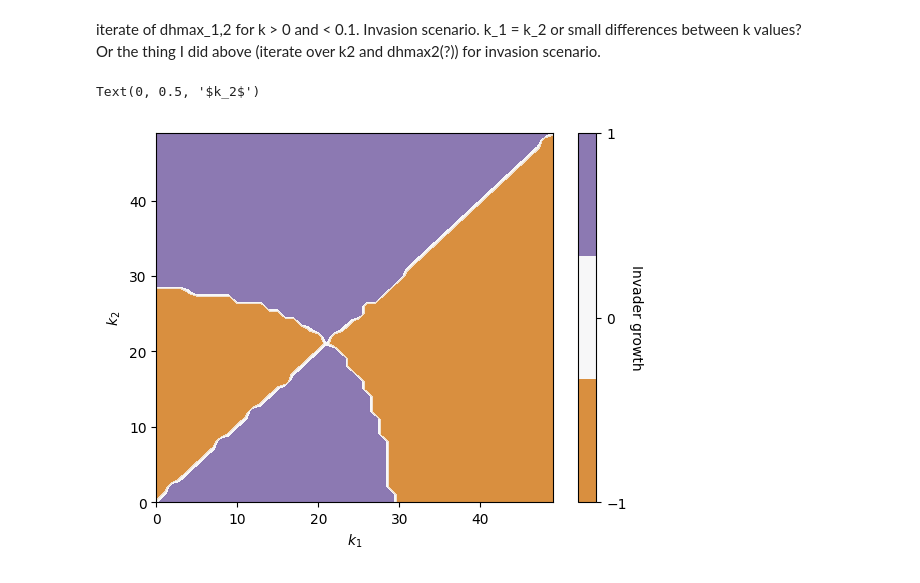
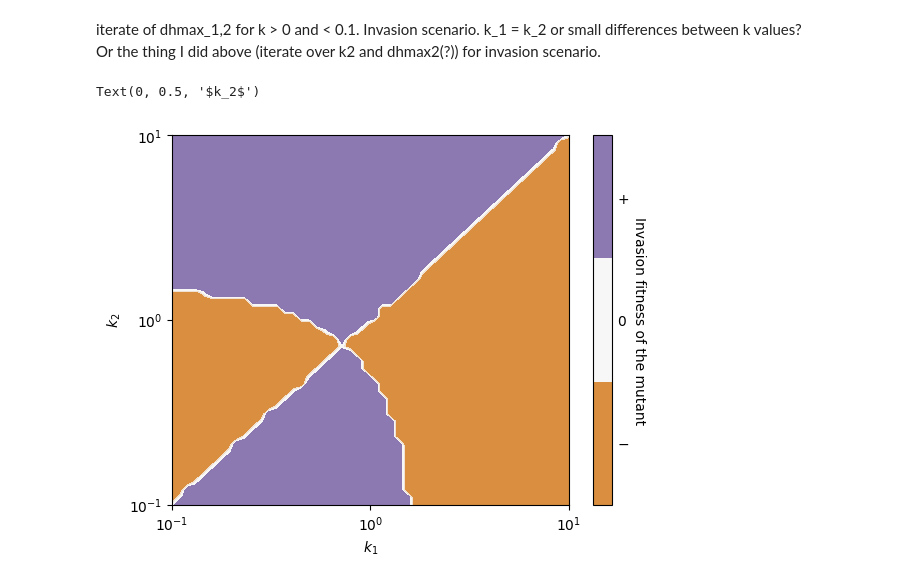
Before and after one commit to rbnmj/turingmodel, a Jupyter notebook: main.ipynb, the cells around one changed output. Cells and saved outputs as stored; diff of their text form; code cells hidden in the pictures.

```diff
--- a/main.ipynb
+++ b/main.ipynb
@@ -1857,33 +1857,38 @@ Or the thing I did above (iterate over k2 and dhmax2(?)) for invasion scenario.
 # %%
 # transform slopeH2 array so that everything below or equal to -0.0001 is 0, everything over -0.0001 and under 0.0001 is 1 and everything over or equal to 0.0001 is 2:
 slopeH2 = np.loadtxt("./data/growthrate/5103/H2Slope510-3.csv", delimiter=",")
 slopeH2[slopeH2 <= -0.00005] = -1
 for i in range(len(slopeH2)):
     for j in range(len(slopeH2[i])):
         if (slopeH2[i][j] != -1) and (slopeH2[i][j] < 0.00005) and (slopeH2[i][j] > -0.00005):
             slopeH2[i][j] = 0
 for i in range(len(slopeH2)):
     for j in range(len(slopeH2[i])):
         if ((slopeH2[i][j] >= 0.00005)):
             slopeH2[i][j] = 1
 
+k_1_range = np.geomspace(0.1, 10, 50)
+ticks = np.append(k_1_range, 10)
+
 fig, ax = plt.subplots()
 # from matplotlib.colors import LinearSegmentedColormap
 #ccolors = ["#9EA1D4", "#FFFFFF", "#A8D1D1"]
 #ccolors = ["#937BFF", "#FFFFFF", "#78C1A7"]
 # ccolors = ["#FFABAB", "#FFFFFF", "#A79AFF"]
 # custom_cmap = LinearSegmentedColormap.from_list("CustomCmap", ccolors, N=256)
 im = plt.contourf(slopeH2, cmap="PuOr", levels=np.linspace(-1, 1, 4), alpha=0.8)
 cbar = fig.colorbar(im)
-cbar.set_ticks([-1, 0, 1])
-cbar.set_label('Invader growth', rotation=270, labelpad=12)
+cbar.set_ticks([-0.66, 0, 0.66])
+cbar.set_ticklabels(["$-$","$0$","$+$"])
+cbar.set_label('Invasion fitness of the mutant', rotation=270, labelpad=12)
+cbar.ax.tick_params(size=0)
 #plt.plot([0, 99], [0, 99], color="black", linestyle="--", linewidth=0.5, alpha = 0.5)
-# ax.set_xticks(np.linspace(0, 99, 3))
-# ax.set_yticks(np.linspace(0, 99, 3))
-# ax.set_xticklabels(("$10^{-1}$", "$10^{0}$", "$10^{1}$"), rotation=0)
-# ax.set_yticklabels(("$10^{-1}$", "$10^{0}$", "$10^{1}$"))
+ax.set_xticks(np.linspace(0, len(k_1_range)-1, 3))
+ax.set_yticks(np.linspace(0, len(k_1_range)-1, 3))
+ax.set_xticklabels(("$10^{-1}$", "$10^{0}$", "$10^{1}$"), rotation=0)
+ax.set_yticklabels(("$10^{-1}$", "$10^{0}$", "$10^{1}$"))
 ax.set_xlabel('$k_1$')
 ax.set_ylabel('$k_2$')
 # %% [output]
 Text(0, 0.5, '$k_2$')
-[figure, old version]
+[figure, new version]
```
Also changed, not shown: 2 other files.
